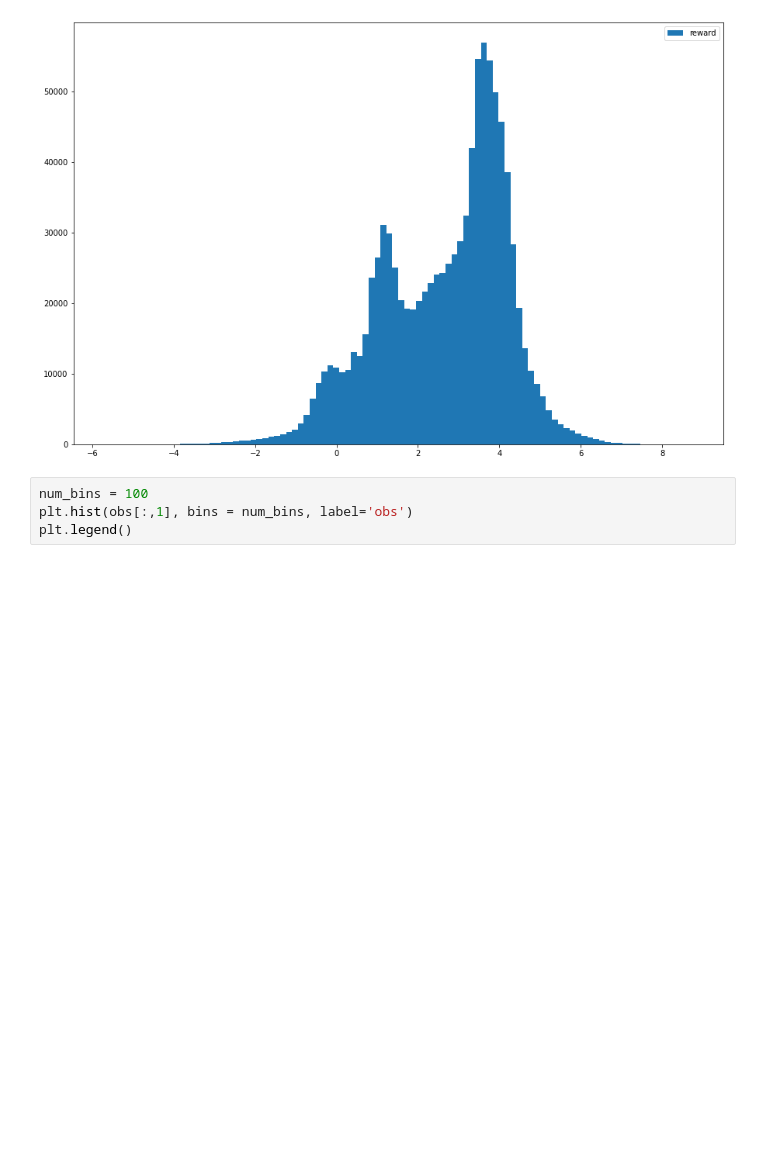
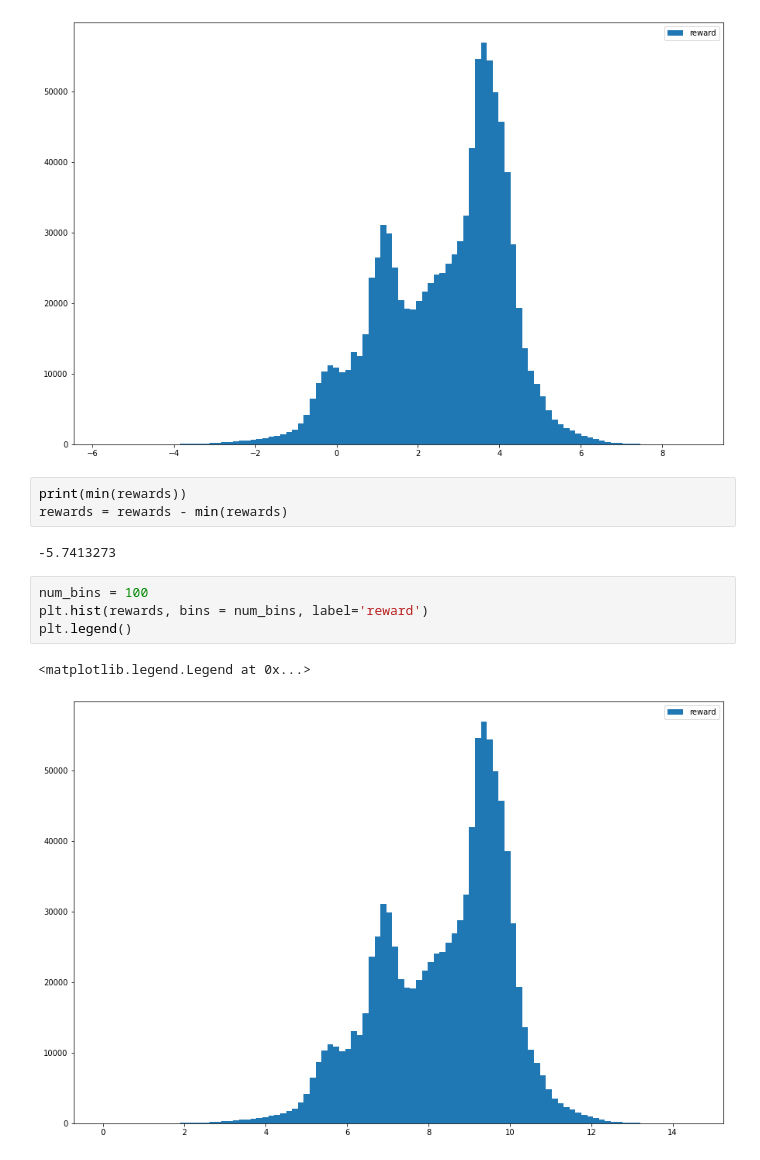
Before and after one commit to shidilrzf/continuous_rnd, a Jupyter notebook: sac/examples/notebooks/walker2d.ipynb, the cells around one changed output. Drawn from its saved outputs; the diff is of its cells as text; blank space fills up the shorter version.

```diff
--- a/sac/examples/notebooks/walker2d.ipynb
+++ b/sac/examples/notebooks/walker2d.ipynb
@@ -83,7 +83,15 @@ plt.legend()
 # %% [output]
 <matplotlib.legend.Legend at 0x...>
 [figure]
+# %%
+print(min(rewards))
+rewards = rewards - min(rewards)
+# %% [output]
+-5.7413273
 # %%
 num_bins = 100
-plt.hist(obs[:,1], bins = num_bins, label='obs')
+plt.hist(rewards, bins = num_bins, label='reward')
 plt.legend()
+# %% [output]
+<matplotlib.legend.Legend at 0x...>
+[figure, added]
```
Also changed, not shown: parts of 2 cells of this notebook.
